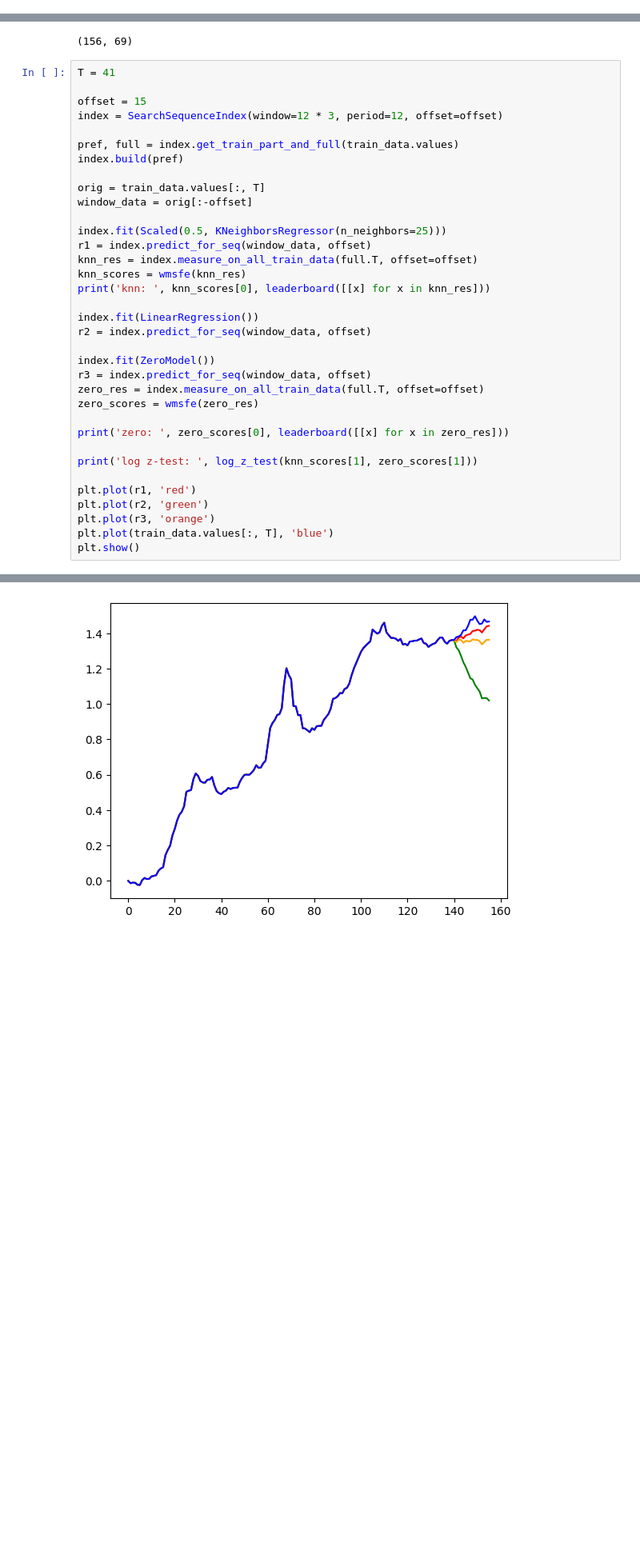
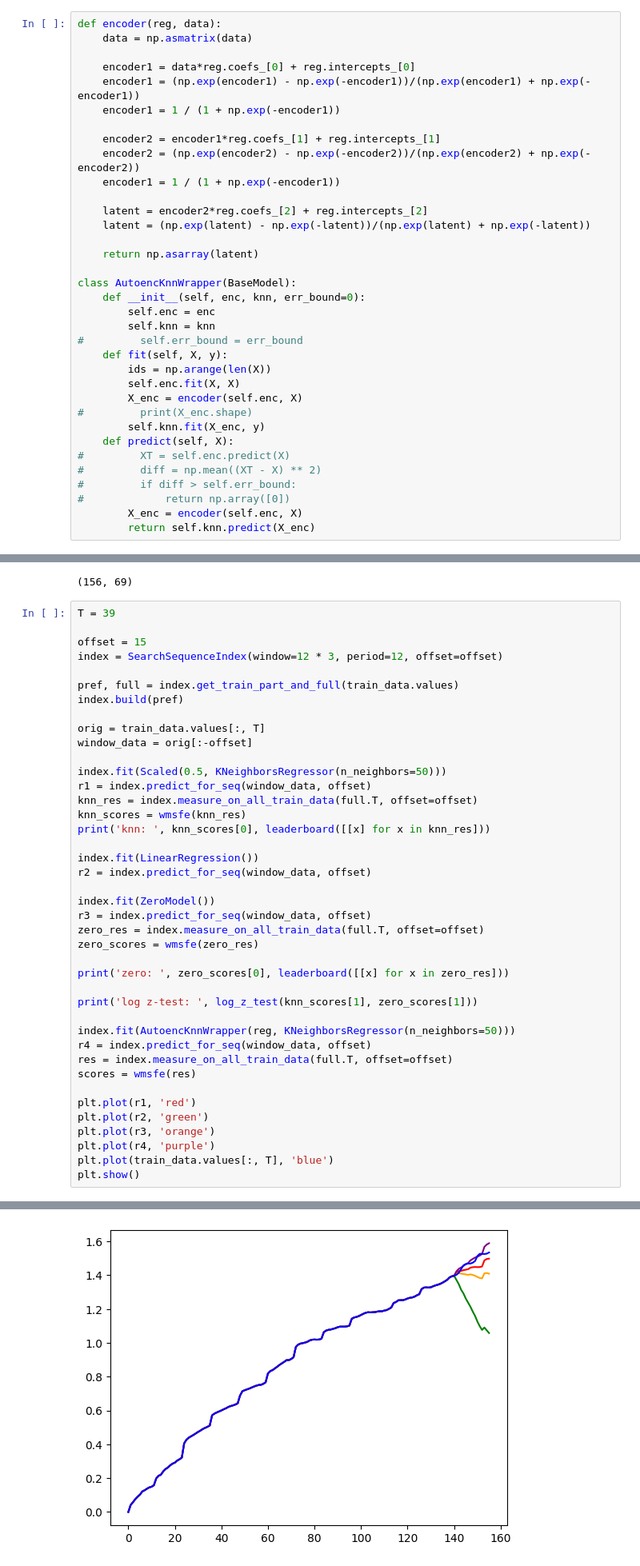
Before and after one commit to ods-pet-projects/spb-ai-hack2022, a Jupyter notebook: metamodel.ipynb, the cells around one changed output, grey strips where cells are left out. Shown at 80% size. Saved outputs shown, nothing was run; the diff lists cells and outputs as text; blank space fills up the shorter version.

```diff
--- a/metamodel.ipynb
+++ b/metamodel.ipynb
@@ -343,0 +364,35 @@ knn_measures = index_series(
+# %%
+def encoder(reg, data):
+    data = np.asmatrix(data)
+
+    encoder1 = data*reg.coefs_[0] + reg.intercepts_[0]
+    encoder1 = (np.exp(encoder1) - np.exp(-encoder1))/(np.exp(encoder1) + np.exp(-encoder1))
+    encoder1 = 1 / (1 + np.exp(-encoder1))
+
+    encoder2 = encoder1*reg.coefs_[1] + reg.intercepts_[1]
+    encoder2 = (np.exp(encoder2) - np.exp(-encoder2))/(np.exp(encoder2) + np.exp(-encoder2))
+    encoder1 = 1 / (1 + np.exp(-encoder1))
+
+    latent = encoder2*reg.coefs_[2] + reg.intercepts_[2]
+    latent = (np.exp(latent) - np.exp(-latent))/(np.exp(latent) + np.exp(-latent))
+
+    return np.asarray(latent)
+
+class AutoencKnnWrapper(BaseModel):
+    def __init__(self, enc, knn, err_bound=0):
+        self.enc = enc
+        self.knn = knn
+#         self.err_bound = err_bound
+    def fit(self, X, y):
+        ids = np.arange(len(X))
+        self.enc.fit(X, X)
+        X_enc = encoder(self.enc, X)
+#         print(X_enc.shape)
+        self.knn.fit(X_enc, y)
+    def predict(self, X):
+#         XT = self.enc.predict(X)
+#         diff = np.mean((XT - X) ** 2)
+#         if diff > self.err_bound:
+#             return np.array([0])
+        X_enc = encoder(self.enc, X)
+        return self.knn.predict(X_enc)
@@ -364,7 +689,7 @@ train_data.values.shape
 # %% [output]
 (156, 69)
 # %%
-T = 41
+T = 39
 
 offset = 15
 index = SearchSequenceIndex(window=12 * 3, period=12, offset=offset)
@@ -375,7 +700,7 @@ index.build(pref)
 orig = train_data.values[:, T]
 window_data = orig[:-offset]
 
-index.fit(Scaled(0.5, KNeighborsRegressor(n_neighbors=25)))
+index.fit(Scaled(0.5, KNeighborsRegressor(n_neighbors=50)))
 r1 = index.predict_for_seq(window_data, offset)
 knn_res = index.measure_on_all_train_data(full.T, offset=offset)
 knn_scores = wmsfe(knn_res)
@@ -393,9 +718,15 @@ print('zero: ', zero_scores[0], leaderboard([[x] for x in zero_res]))
 
 print('log z-test: ', log_z_test(knn_scores[1], zero_scores[1]))
 
+index.fit(AutoencKnnWrapper(reg, KNeighborsRegressor(n_neighbors=50)))
+r4 = index.predict_for_seq(window_data, offset)
+res = index.measure_on_all_train_data(full.T, offset=offset)
+scores = wmsfe(res)
+
 plt.plot(r1, 'red')
 plt.plot(r2, 'green')
 plt.plot(r3, 'orange')
+plt.plot(r4, 'purple')
 plt.plot(train_data.values[:, T], 'blue')
 plt.show()
 # %% [output]
@@ -405,4 +750,4 @@ log z-test:  {'p_value': 0.003341037356848263, 'mu': 0.16949000110707418, 'sigma
-[figure, old version]
+[figure, new version]
 # %%
 test_data = []
 for i in range(14):
```
Also changed, not shown: parts of 52 cells of this notebook.
